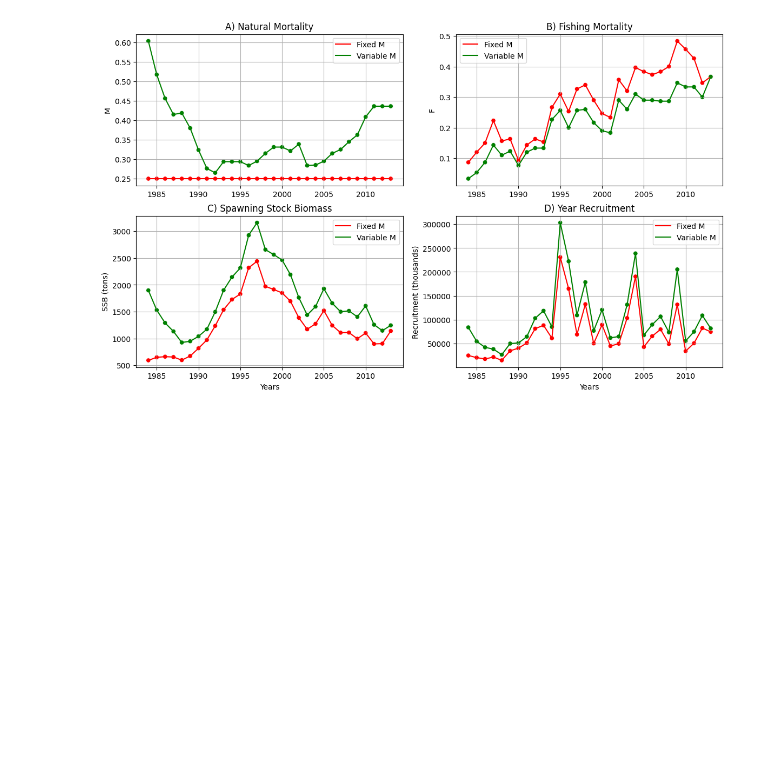
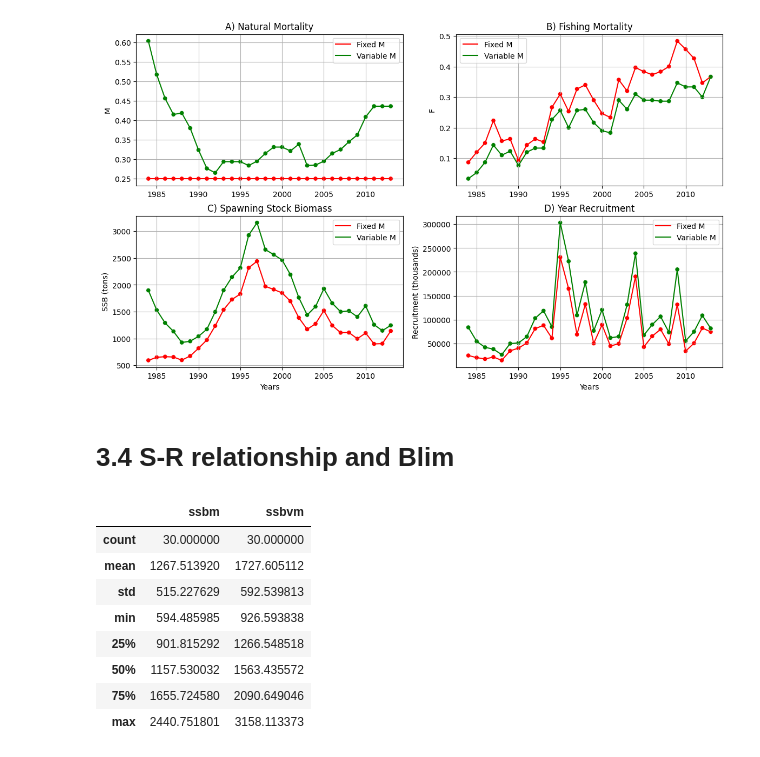
Before and after one commit to d2gex/fishery-analysis, a Jupyter notebook: src/python_R_qgis_samples.ipynb, the cells around one changed output. Drawn from its saved outputs; the diff is of its cells as text; code cells hidden in the pictures; blank space fills up the shorter version.

Commit message:
Add S-R relationship and Blim

```diff
--- a/src/python_R_qgis_samples.ipynb
+++ b/src/python_R_qgis_samples.ipynb
@@ -729,3 +729,21 @@ for i in range(2):
         ax[i][j].grid()
 # %% [output]
 [figure]
+# %% [markdown]
+# 3.4 S-R relationship and Blim
+# %%
+# Amalgamate SSBs calculated with fixed and variable M
+ssb_m = fm_rs_ssb.ssb
+ssb_vm = fm_rs_ssb_vm.ssb
+ssbs = pd.DataFrame(data={'ssbm': ssb_m, 'ssbvm': ssb_vm})
+ssbs.describe()
+# %% [output]
+|  | ssbm | ssbvm |
+| count | 30.000000 | 30.000000 |
+| mean | 1267.513920 | 1727.605112 |
+| std | 515.227629 | 592.539813 |
+| min | 594.485985 | 926.593838 |
+| 25% | 901.815292 | 1266.548518 |
+| 50% | 1157.530032 | 1563.435572 |
+| 75% | 1655.724580 | 2090.649046 |
+| max | 2440.751801 | 3158.113373 |
```
Also changed, not shown: parts of 5 cells of this notebook.
